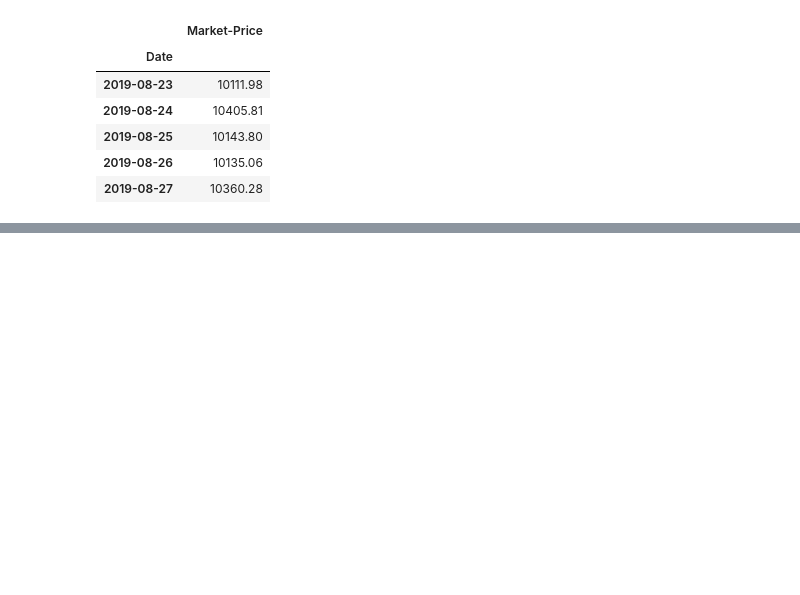
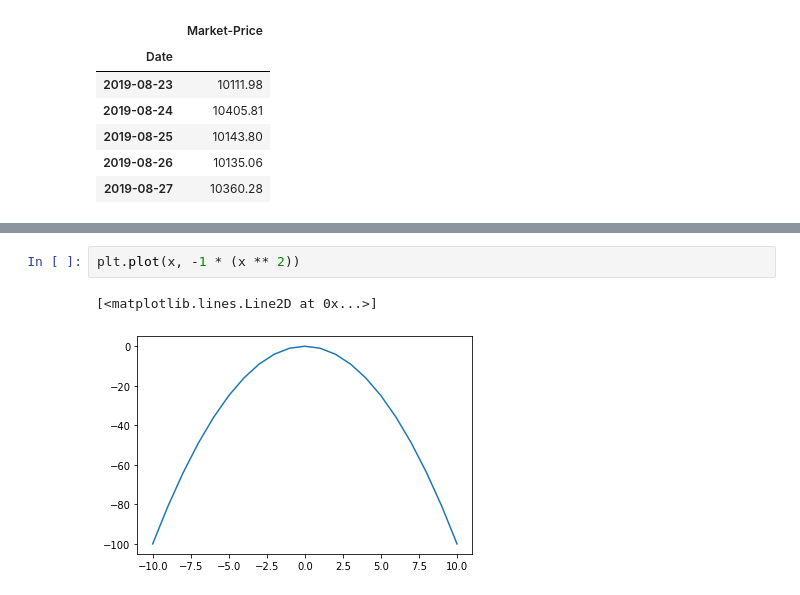
Before and after one commit to barnwalp/jupyter_notebook, a Jupyter notebook: csv_and_plotting.ipynb, the cells around one changed output, grey strips where cells are left out. Cells and saved outputs as stored; diff of their text form; blank space fills up the shorter version.

```diff
--- a/csv_and_plotting.ipynb
+++ b/csv_and_plotting.ipynb
@@ -92,0 +137,5 @@ the `read_csv` function is extremely powerful and you can specify many more para
+# %%
+plt.plot(x, -1 * (x ** 2))
+# %% [output]
+[<matplotlib.lines.Line2D at 0x...>]
+[figure, added]
```
Also changed, not shown: parts of 8 cells of this notebook.
